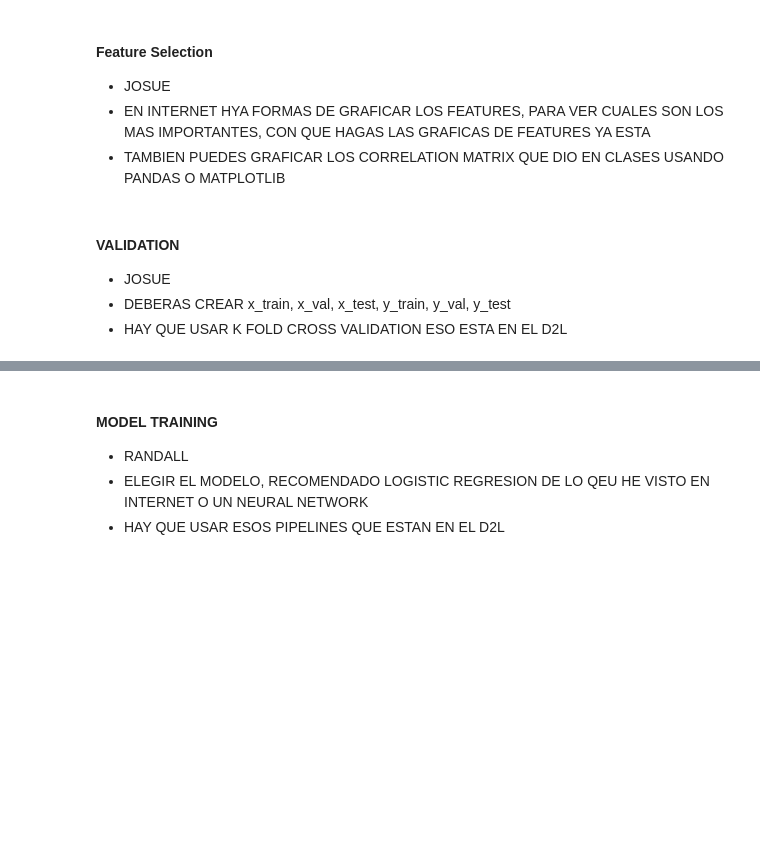
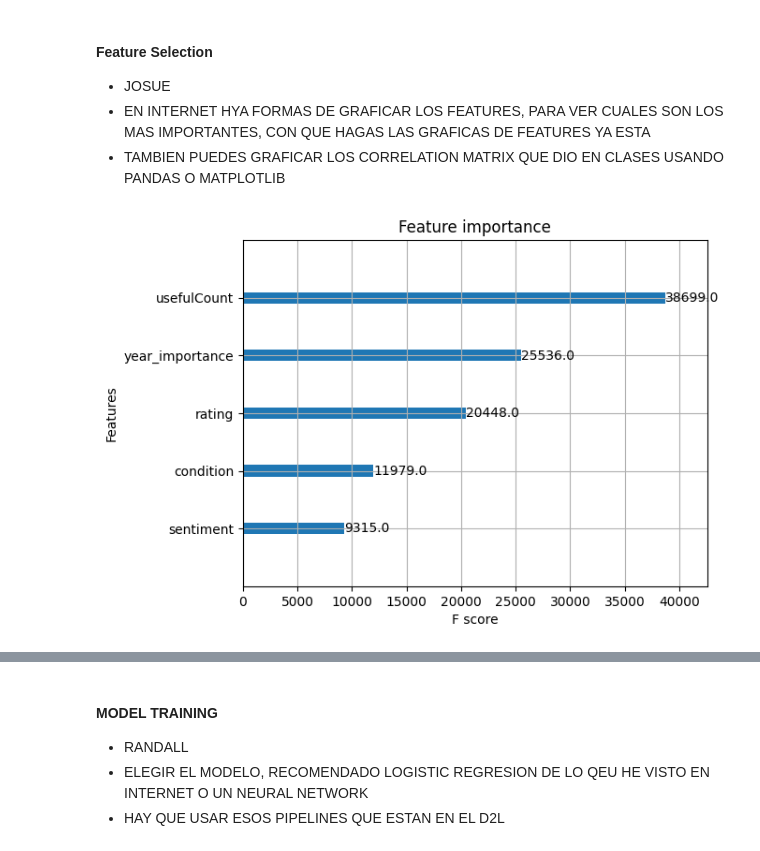
Before and after one commit to juanfranciscocis/Medicine_Recomendation, a Jupyter notebook: avance_proyecto.ipynb, the cells around one changed output, grey strips where cells are left out. Cells and saved outputs as stored; diff of their text form; code cells hidden in the pictures; blank space fills up the shorter version.

```diff
--- a/avance_proyecto.ipynb
+++ b/avance_proyecto.ipynb
@@ -570,8 +584,17 @@ NameError: name 'dfAll' is not defined
 - JOSUE
 - EN INTERNET HYA FORMAS DE GRAFICAR LOS FEATURES, PARA VER CUALES SON LOS MAS IMPORTANTES, CON QUE HAGAS LAS GRAFICAS DE FEATURES YA ESTA
 - TAMBIEN PUEDES GRAFICAR LOS CORRELATION MATRIX QUE DIO EN CLASES USANDO PANDAS O MATPLOTLIB
-# %% [markdown]
-#### VALIDATION
-- JOSUE
-- DEBERAS CREAR x_train, x_val, x_test, y_train, y_val, y_test
-- HAY QUE USAR K FOLD CROSS VALIDATION ESO ESTA EN EL D2L
+# %%
+# Separate the data into characteristics and objective variable
+X = df[['condition', 'rating', 'usefulCount', 'sentiment','year_importance']]
+y = df['drugName']
+
+# Train an XGBoost model
+model = xgb.XGBClassifier()
+model.fit(X, y)
+
+# Graph the most important features
+xgb.plot_importance(model)
+plt.show()
+# %% [output]
+[figure, added]
```
Also changed, not shown: parts of 8 cells of this notebook.
